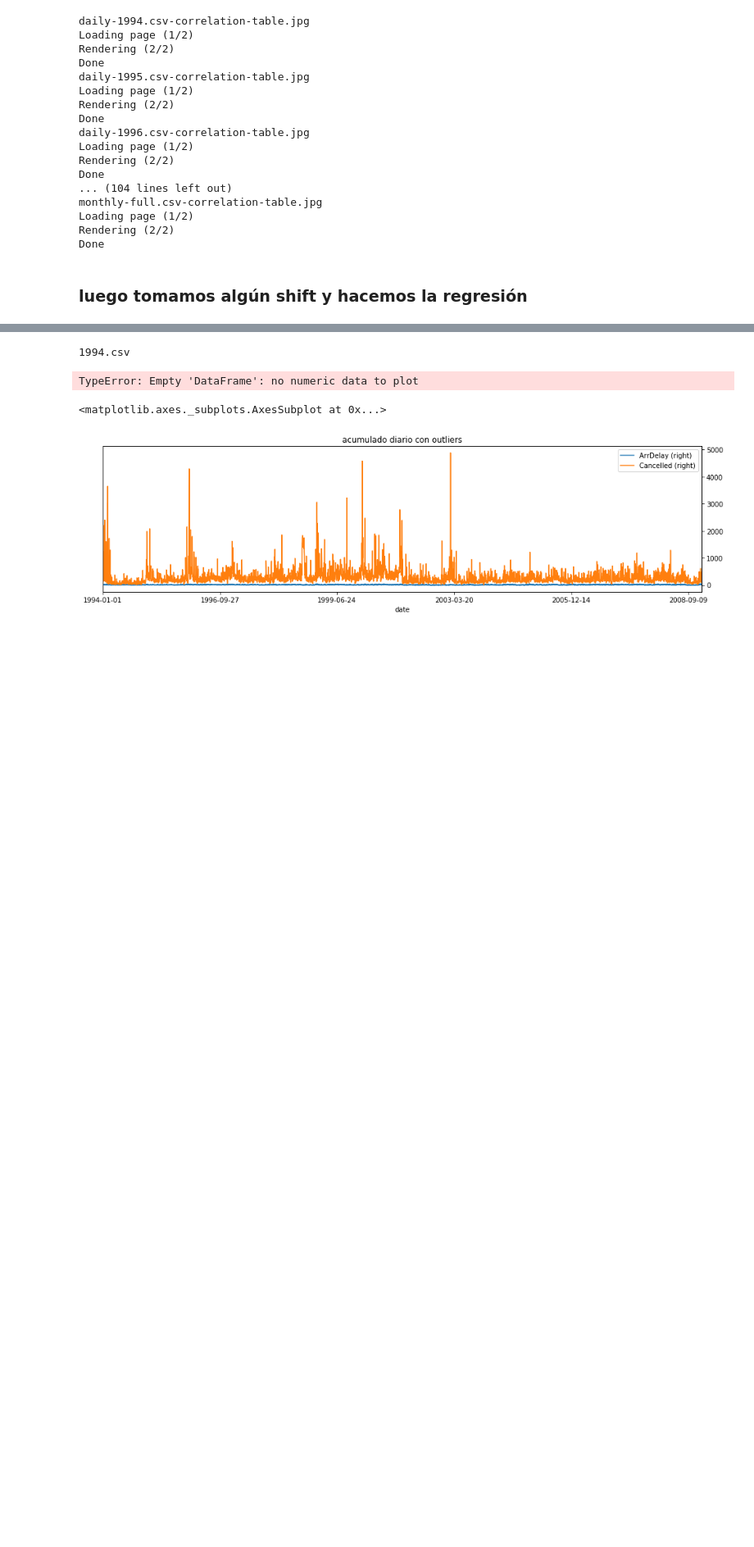
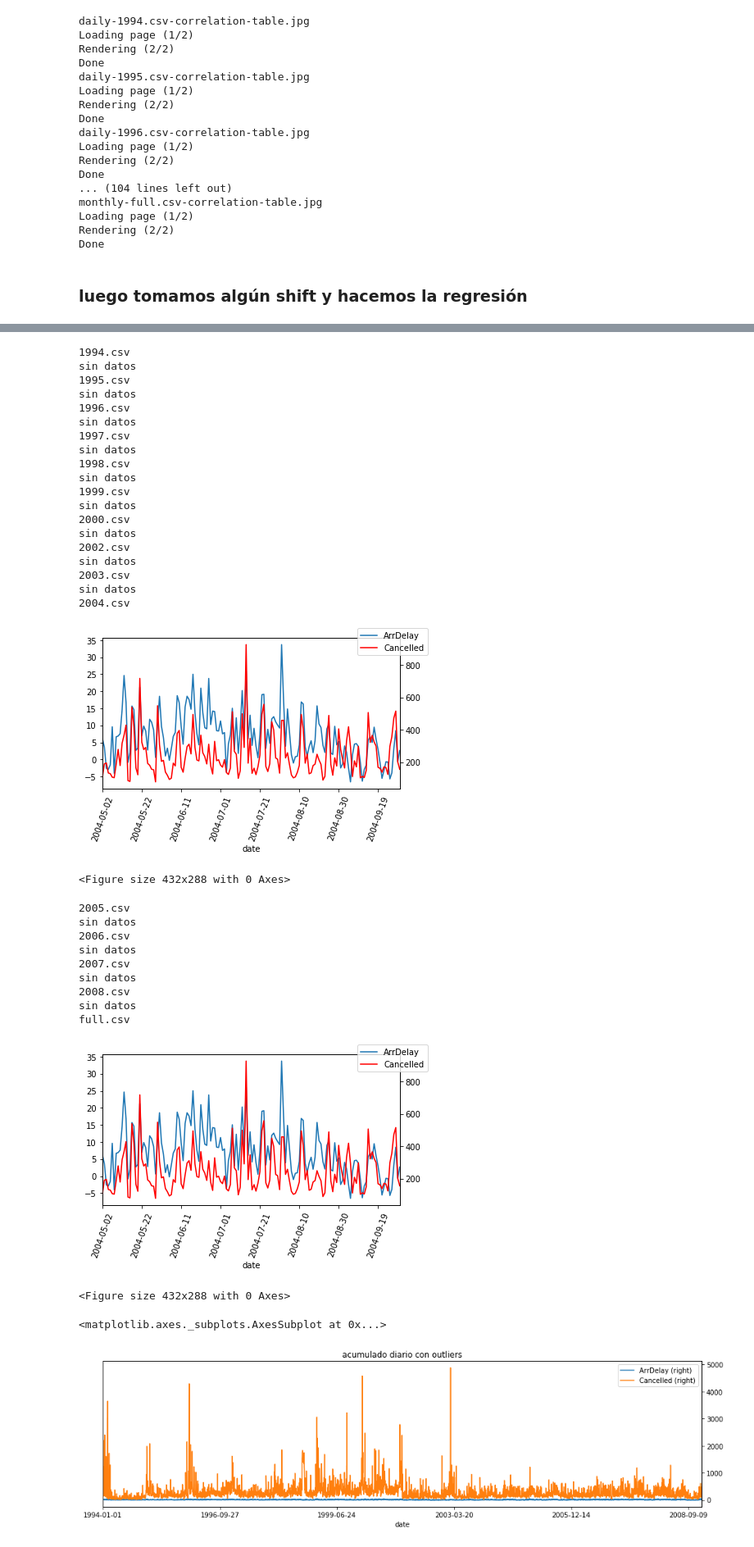
Before and after one commit to jpcenteno/flight-delay-estimation, a Jupyter notebook: notebooks/daily_monthly_cancellation.ipynb, the cells around one changed output, grey strips where cells are left out. Shown at 82% size. Drawn from its saved outputs; the diff is of its cells as text; code cells hidden in the pictures; blank space fills up the shorter version.

```diff
--- a/notebooks/daily_monthly_cancellation.ipynb
+++ b/notebooks/daily_monthly_cancellation.ipynb
@@ -344,36 +344,71 @@ Text(0.5, 1.0, 'Correlación por Dia del Mes')
 # %%
 def plot_lines(periodo):
     for filename in sorted(os.listdir(tmp_dir+periodo)):
         if filename.endswith(".csv") and not filename.endswith("_cancell.csv") and filename not in ["cut.csv"]:
             print(filename)
             df_delay   = pd.read_csv(tmp_dir+periodo+filename)
             df_cancell = pd.read_csv(tmp_dir+periodo+filename.split(".")[0]+"_cancell.csv")
 
             df_m = df_delay.merge(df_cancell, left_on='date', right_on='date')
 
             # excluimos el 2001
-            df_m = df_m[df_m['date']>'2001/12/31']
+            df_m = df_m[(df_m['date']>'2004-05-01') & (df_m['date']<'2004-09-31')]
 
-            ax = df_m.plot(x="date", y="ArrDelay", legend=False)
-            ax2 = ax.twinx()
+            try:
+                ax = df_m.plot(x="date", y="ArrDelay", legend=False)
+                ax2 = ax.twinx()
 
-            df_m.plot(x="date", y="Cancelled", ax=ax2, legend=False, color="r")
-            ax.figure.legend()
+                df_m.plot(x="date", y="Cancelled", ax=ax2, legend=False, color="r")
+                ax.figure.legend()
 
-            xaxis = ax.xaxis.get_major_ticks()
-            plt.setp( ax.xaxis.get_majorticklabels(), rotation=70 )
-            plt.tight_layout()
+                xaxis = ax.xaxis.get_major_ticks()
+                plt.setp( ax.xaxis.get_majorticklabels(), rotation=70 )
+                plt.tight_layout()
 
-            fig = plt.figure()
-            fig.autofmt_xdate()
-            plt.show()
+                fig = plt.figure()
+                fig.autofmt_xdate()
+                plt.show()
+            except:
+                print("sin datos")
 
-plot_lines("monthly/")
+
+
+#plot_lines("monthly/")
 plot_lines("daily/")
 #Trimestres en verde, cuatrimestres en naranja
 # %% [output]
 1994.csv
+sin datos
+1995.csv
+sin datos
+1996.csv
+sin datos
+1997.csv
+sin datos
+1998.csv
+sin datos
+1999.csv
+sin datos
+2000.csv
+sin datos
+2002.csv
+sin datos
+2003.csv
+sin datos
+2004.csv
+[figure, added]
-TypeError: Empty 'DataFrame': no numeric data to plot
+<Figure size 432x288 with 0 Axes>
+2005.csv
+sin datos
+2006.csv
+sin datos
+2007.csv
+sin datos
+2008.csv
+sin datos
+full.csv
+[figure, added]
+<Figure size 432x288 with 0 Axes>
 # %%
 #df_daily_cut = pd.read_csv(tmp_dir+"daily/cut.csv")
 #print(df_daily_cut)
```
Also changed, not shown: parts of 7 cells of this notebook, 2 other files.
